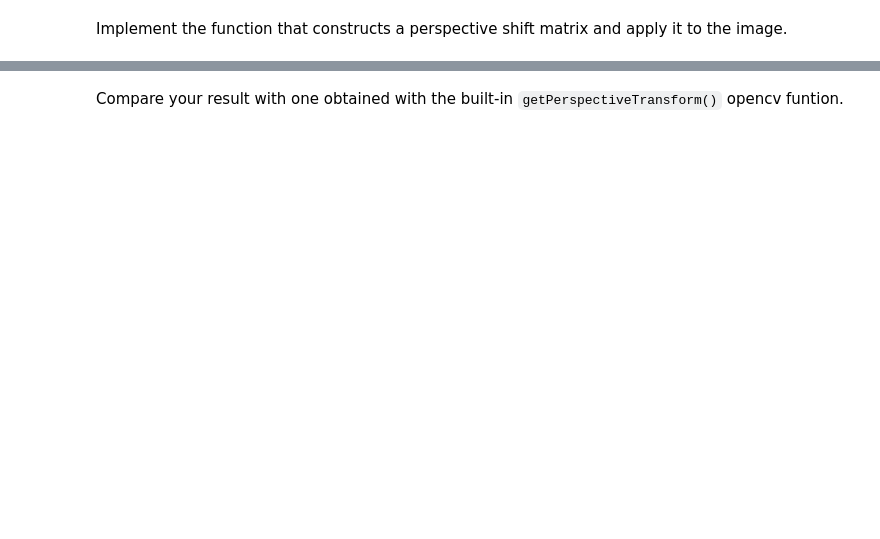
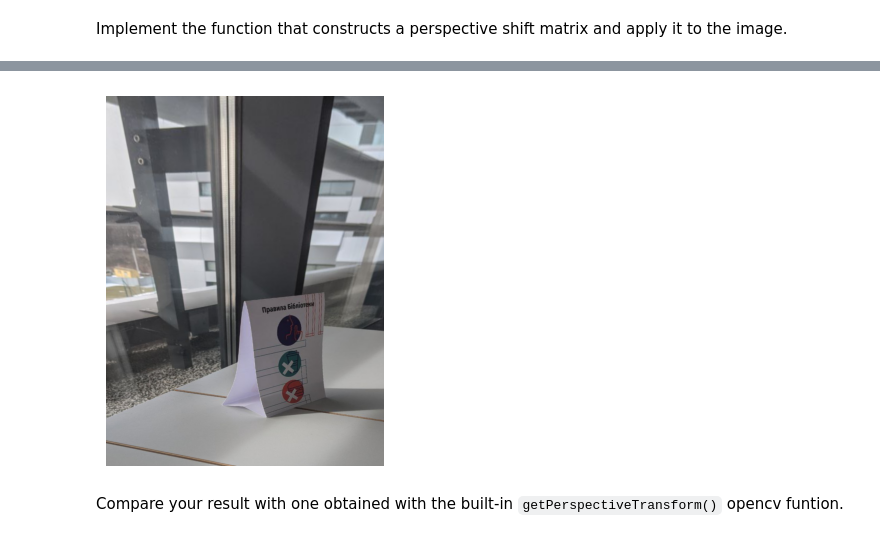
Before and after one commit to MunenNoKage/Lab_1_Transformation_Matrices, a Jupyter notebook: LA_Lab_1_template_2026.ipynb, the cells around one changed output, grey strips where cells are left out. Saved outputs shown, nothing was run; the diff lists cells and outputs as text; code cells hidden in the pictures; blank space fills up the shorter version.

Commit message:
feat: implement perspective shift

```diff
--- a/LA_Lab_1_template_2026.ipynb
+++ b/LA_Lab_1_template_2026.ipynb
@@ -521,18 +557,65 @@ cv2_imshow(image2)
 # %% [markdown]
 Implement the function that constructs a perspective shift matrix and apply it to the image.
-# %%
-##### YOUR CODE STARTS #####
-def get_perspective_transform_matrix(source, destination):
-  ...
-  return ...
-
-rows,cols,ch = image2.shape
-
-source_points = np.float32([...])
-destination_points = np.float32([...])
-
-perspective_shift_m = get_perspective_transform_matrix(source_points, destination_points)
-
-transformed = cv.warpPerspective(...)
-cv2_imshow(transformed)
-##### YOUR CODE ENDS #####
+# %%
+##### YOUR CODE STARTS #####
+def get_perspective_transform_matrix(source, destination):
+    """
+    Manually computes the 3x3 homography H such that destination ~ H @ source
+    (in homogeneous coordinates).
+
+    For each of the 4 point pairs (xi,yi) -> (ui,vi) we get 2 linear equations
+    by clearing the denominator in the projection equations and fixing c22 = 1.
+    All 4 pairs build an 8x8 system Ac = b that we solve with numpy.
+    """
+    A = []
+    b = []
+    for (xi, yi), (ui, vi) in zip(source, destination):
+        # Row for the u equation: c00*xi + c01*yi + c02 - c20*xi*ui - c21*yi*ui = ui
+        A.append([xi, yi, 1,  0,  0, 0, -xi * ui, -yi * ui])
+        b.append(ui)
+        # Row for the v equation: c10*xi + c11*yi + c12 - c20*xi*vi - c21*yi*vi = vi
+        A.append([ 0,  0, 0, xi, yi, 1, -xi * vi, -yi * vi])
+        b.append(vi)
+
+    A = np.array(A, dtype=np.float64)
+    b = np.array(b, dtype=np.float64)
+
+    # Solve for [c00, c01, c02, c10, c11, c12, c20, c21]
+    coeffs = np.linalg.solve(A, b)
+
+    # Append fixed c22 = 1 and reshape to 3x3
+    H = np.append(coeffs, 1.0).reshape(3, 3)
+    return H
+
+
+rows, cols, ch = image2.shape
+
+# Source quad: a trapezoid that models a rectangular object photographed at an angle.
+# The top edge is shorter and shifted inward (farther from camera),
+# the bottom edge is wider (closer to camera) -- classic perspective distortion.
+# Adjust these coordinates to match the actual corners of the subject in your image.
+source_points = np.float32([
+    [280,  150],  # top-left
+    [680,  150],  # top-right
+    [880, 1100],  # bottom-right
+    [ 80, 1100],  # bottom-left
+])
+
+# Destination: a proper upright rectangle covering most of the output canvas.
+# Using the full image size so the rectified result fills the frame.
+destination_points = np.float32([
+    [0,        0       ],
+    [cols - 1, 0       ],
+    [cols - 1, rows - 1],
+    [0,        rows - 1],
+])
+
+perspective_shift_m = get_perspective_transform_matrix(source_points, destination_points)
+print("Manually computed homography H:")
+print(perspective_shift_m)
+
+transformed = cv.warpPerspective(image2, perspective_shift_m, (cols, rows))
+
+cv2_imshow(transformed)
+##### YOUR CODE ENDS #####
+# %% [output]
@@ -539,2 +626,3 @@ cv2_imshow(transformed)
+[figure, added]
 # %% [markdown]
 Compare your result with one obtained with the built-in `getPerspectiveTransform()` opencv funtion.
```
Also changed, not shown: parts of 15 cells of this notebook.
